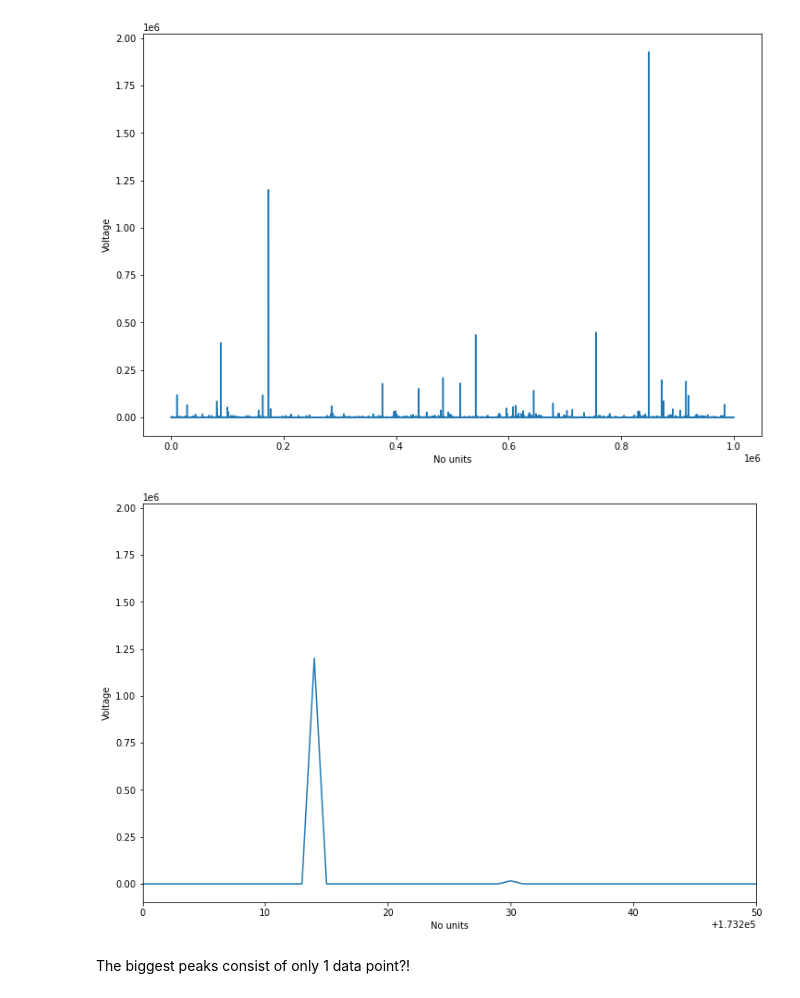
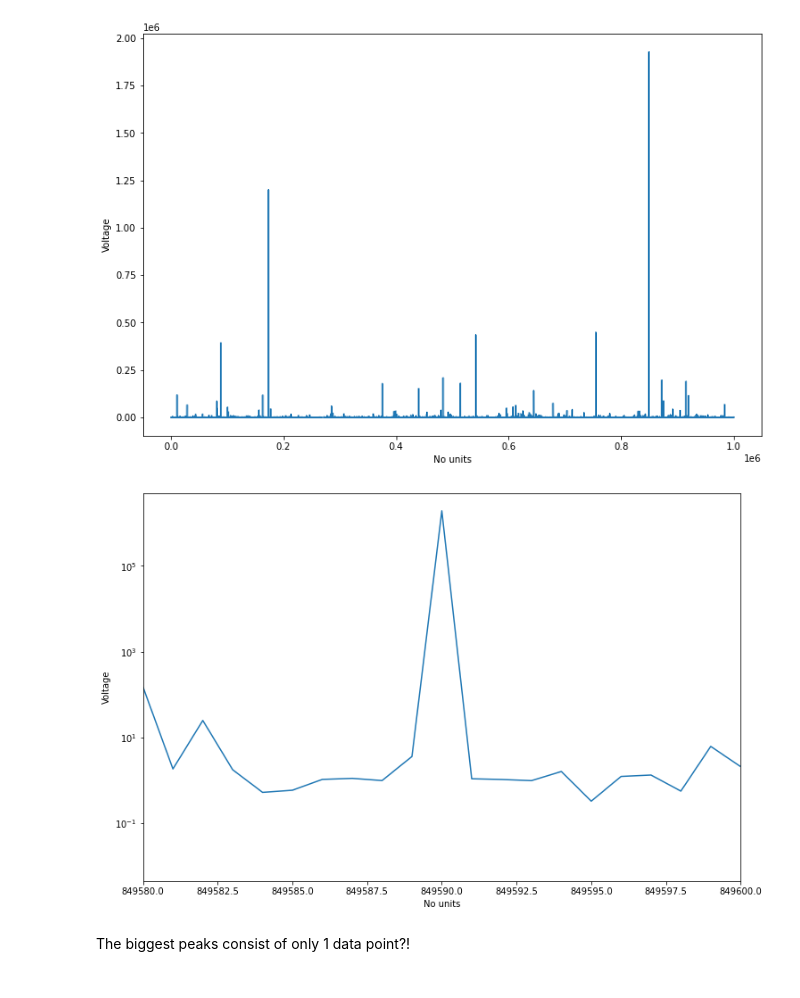
Before and after one commit to NathanvdBerg/AppStat-ProblemSet-2021, a Jupyter notebook: Problem 1.3.ipynb, the cells around one changed output. Saved outputs shown, nothing was run; the diff lists cells and outputs as text; code cells hidden in the pictures.

```diff
--- a/Problem 1.3.ipynb
+++ b/Problem 1.3.ipynb
@@ -50,15 +50,15 @@ plt.show()
 # %%
 # Zoom in on some of the peaks
 
 fig, ax = plt.subplots(figsize=[12,8])
 ax.plot(voltage)
 ax.set_xlabel('No units')
 ax.set_ylabel('Voltage')
-#ax.set_xlim([0.84958e6,0.8496e6]) # Biggest peak
-ax.set_xlim([0.1732e6,0.17325e6]) # Second biggest peak
-#plt.yscale('log')
+ax.set_xlim([0.84958e6,0.8496e6]) # Biggest peak
+#ax.set_xlim([0.1732e6,0.17325e6]) # Second biggest peak
+plt.yscale('log')
 plt.show()
 # %% [output]
-[figure, old version]
+[figure, new version]
 # %% [markdown]
 The biggest peaks consist of only 1 data point?!
```
Also changed, not shown: 2 other files.
